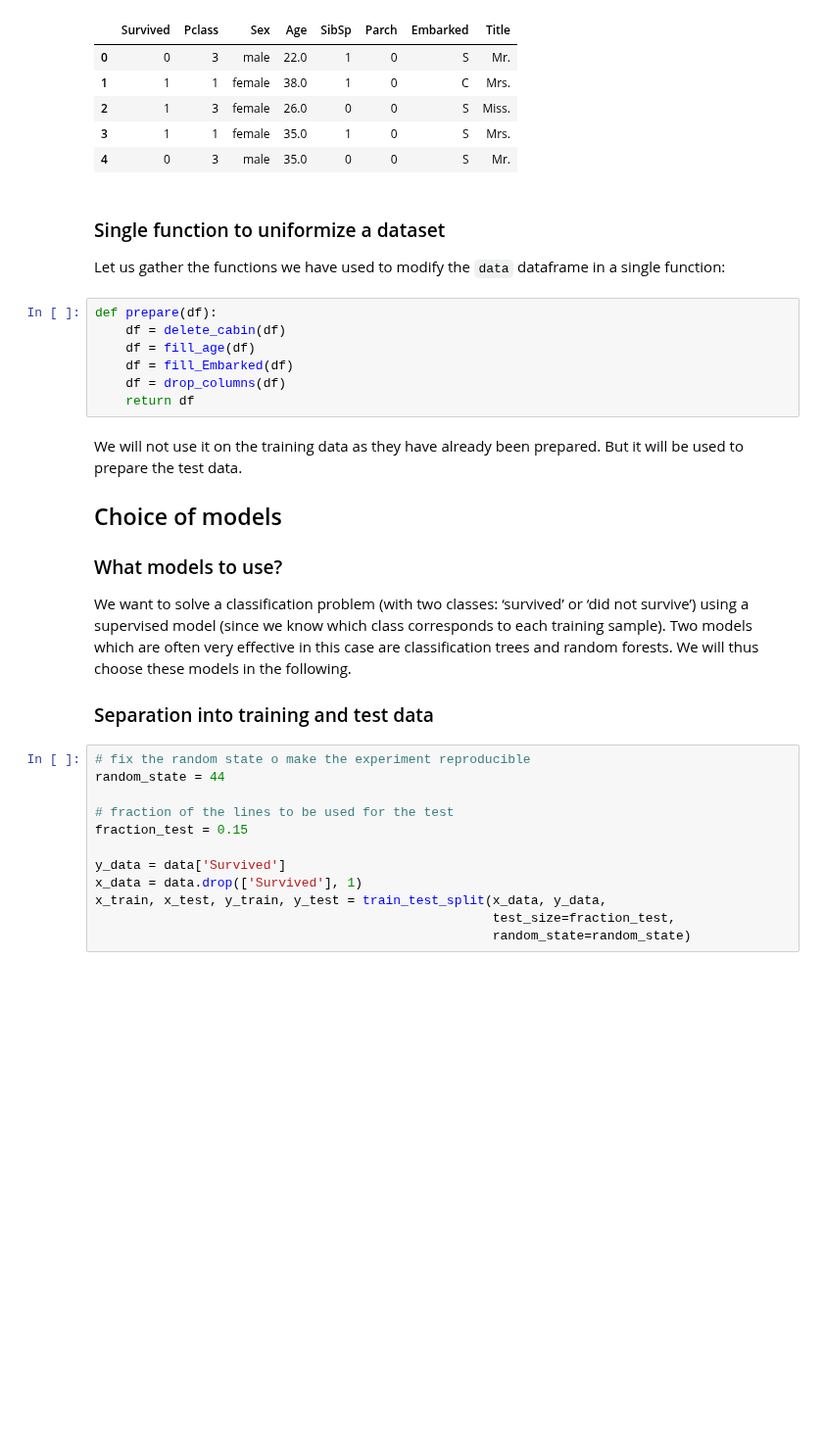
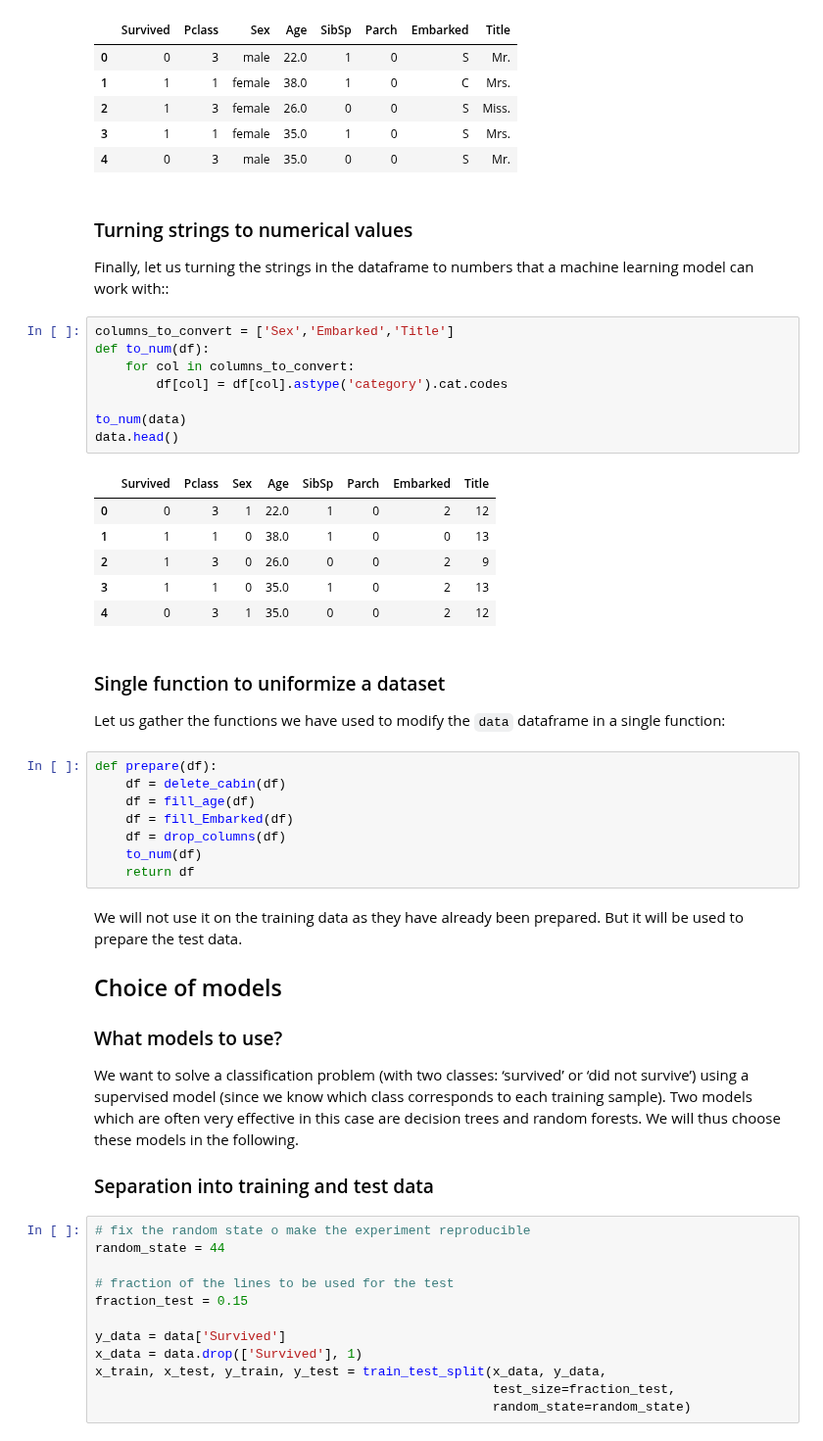
Before and after one commit to FlorentCLMichel/learning_data_science, a Jupyter notebook: Projects_Jupyter/Kaggle_Titanic.ipynb, the cells around one changed output. Shown at 98% size. Saved outputs shown, nothing was run; the diff lists cells and outputs as text; blank space fills up the shorter version.

```diff
--- a/Projects_Jupyter/Kaggle_Titanic.ipynb
+++ b/Projects_Jupyter/Kaggle_Titanic.ipynb
@@ -508,6 +510,25 @@ data.head()
 | 2 | 1 | 3 | female | 26.0 | 0 | 0 | S | Miss. |
 | 3 | 1 | 1 | female | 35.0 | 1 | 0 | S | Mrs. |
 | 4 | 0 | 3 | male | 35.0 | 0 | 0 | S | Mr. |
+# %% [markdown]
+### Turning strings to numerical values
+
+Finally, let us turning the strings in the dataframe to numbers that a machine learning model can work with::
+# %%
+columns_to_convert = ['Sex','Embarked','Title']
+def to_num(df):
+    for col in columns_to_convert:
+        df[col] = df[col].astype('category').cat.codes
+
+to_num(data)
+data.head()
+# %% [output]
+|  | Survived | Pclass | Sex | Age | SibSp | Parch | Embarked | Title |
+| 0 | 0 | 3 | 1 | 22.0 | 1 | 0 | 2 | 12 |
+| 1 | 1 | 1 | 0 | 38.0 | 1 | 0 | 0 | 13 |
+| 2 | 1 | 3 | 0 | 26.0 | 0 | 0 | 2 | 9 |
+| 3 | 1 | 1 | 0 | 35.0 | 1 | 0 | 2 | 13 |
+| 4 | 0 | 3 | 1 | 35.0 | 0 | 0 | 2 | 12 |
 # %% [markdown]
 ### Single function to uniformize a dataset
 
@@ -518,6 +539,7 @@ def prepare(df):
     df = fill_age(df)
     df = fill_Embarked(df)
     df = drop_columns(df)
+    to_num(df)
     return df
 # %% [markdown]
 We will not use it on the training data as they have already been prepared.
@@ -528,7 +550,7 @@ But it will be used to prepare the test data.
 ### What models to use?
 
 We want to solve a classification problem (with two classes: ‘survived’ or ‘did not survive’) using a supervised model (since we know which class corresponds to each training sample).
-Two models which are often very effective in this case are classification trees and random forests.
+Two models which are often very effective in this case are decision trees and random forests.
 We will thus choose these models in the following.
 
 ### Separation into training and test data
```
Also changed, not shown: parts of 10 cells of this notebook.
